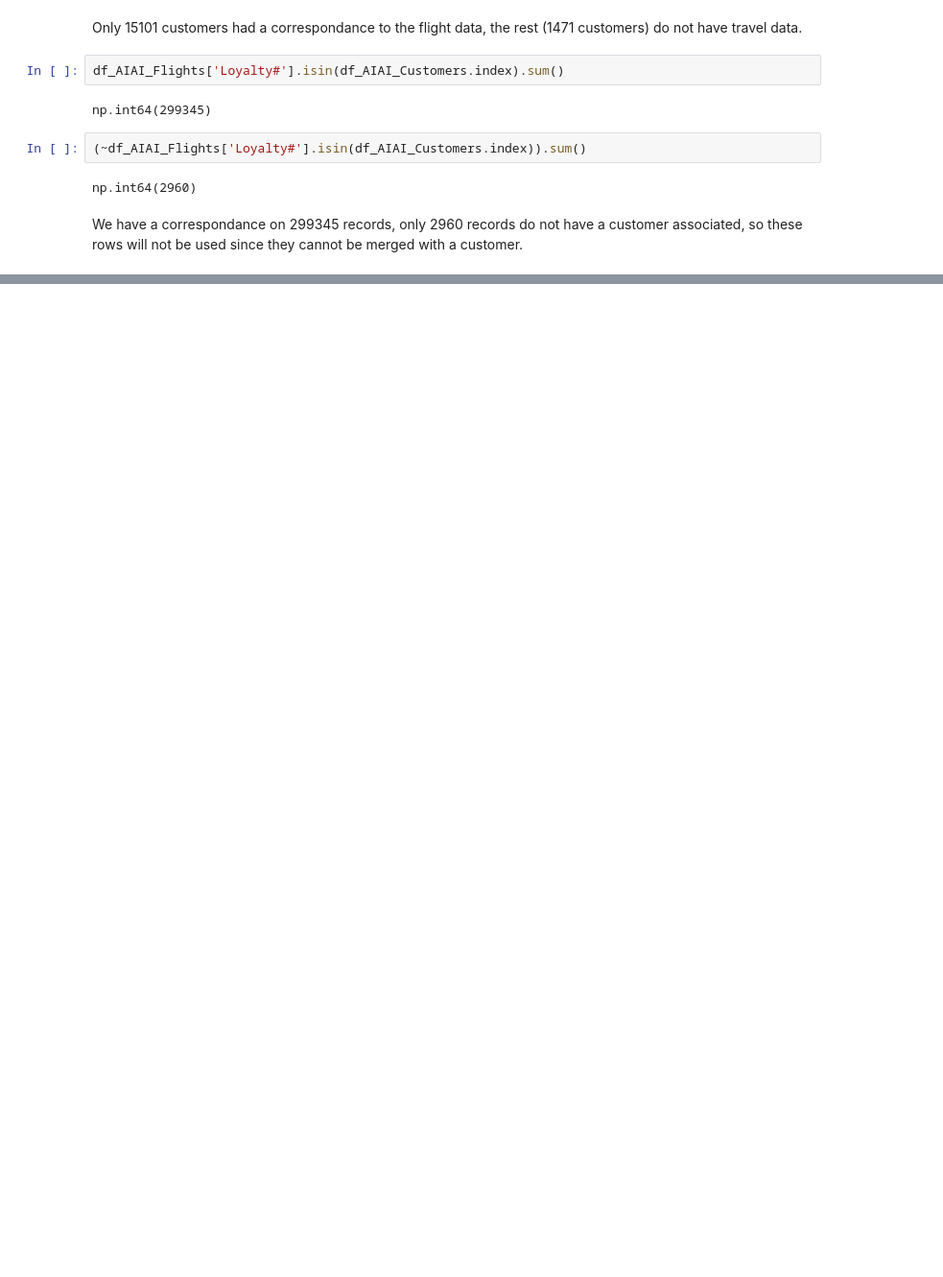
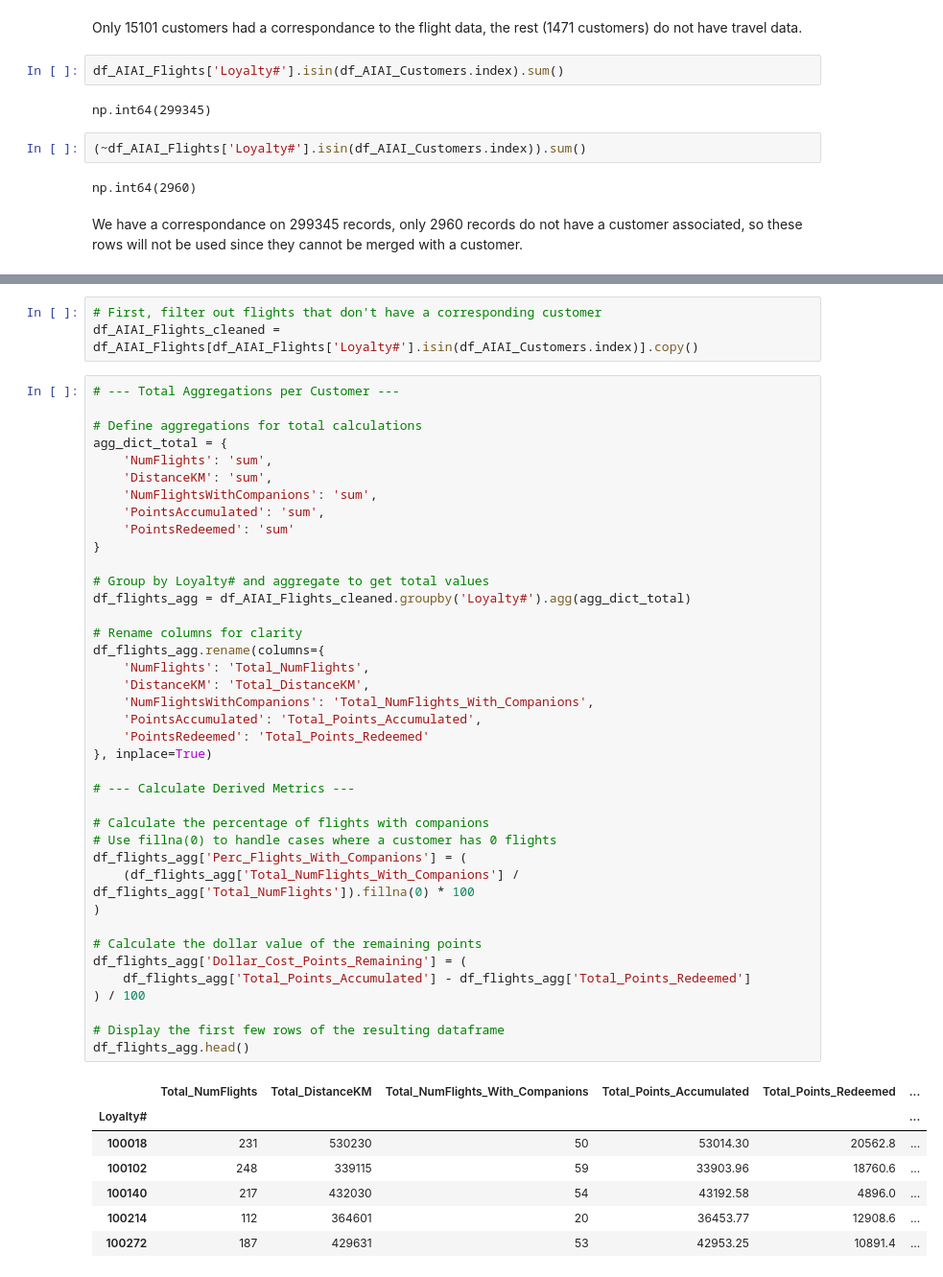
Before and after one commit to luisbdavila/Airline_Customer_Segmentation_DataMining_Project_Python, a Jupyter notebook: 1_Delivery/Code/EDA.ipynb, the cells around one changed output, grey strips where cells are left out. Shown at 96% size. Drawn from its saved outputs; the diff is of its cells as text; blank space fills up the shorter version.

```diff
--- a/1_Delivery/Code/EDA.ipynb
+++ b/1_Delivery/Code/EDA.ipynb
@@ -726,0 +769,50 @@ Variables not use on cluster: names(all), Enrrolment type, citys and urbans, poi
+# %%
+# First, filter out flights that don't have a corresponding customer
+df_AIAI_Flights_cleaned = df_AIAI_Flights[df_AIAI_Flights['Loyalty#'].isin(df_AIAI_Customers.index)].copy()
+# %%
+# --- Total Aggregations per Customer ---
+
+# Define aggregations for total calculations
+agg_dict_total = {
+    'NumFlights': 'sum',
+    'DistanceKM': 'sum',
+    'NumFlightsWithCompanions': 'sum',
+    'PointsAccumulated': 'sum',
+    'PointsRedeemed': 'sum'
+}
+
+# Group by Loyalty# and aggregate to get total values
+df_flights_agg = df_AIAI_Flights_cleaned.groupby('Loyalty#').agg(agg_dict_total)
+
+# Rename columns for clarity
+df_flights_agg.rename(columns={
+    'NumFlights': 'Total_NumFlights',
+    'DistanceKM': 'Total_DistanceKM',
+    'NumFlightsWithCompanions': 'Total_NumFlights_With_Companions',
+    'PointsAccumulated': 'Total_Points_Accumulated',
+    'PointsRedeemed': 'Total_Points_Redeemed'
+}, inplace=True)
+
+# --- Calculate Derived Metrics ---
+
+# Calculate the percentage of flights with companions
+# Use fillna(0) to handle cases where a customer has 0 flights
+df_flights_agg['Perc_Flights_With_Companions'] = (
+    (df_flights_agg['Total_NumFlights_With_Companions'] / df_flights_agg['Total_NumFlights']).fillna(0) * 100
+)
+
+# Calculate the dollar value of the remaining points
+df_flights_agg['Dollar_Cost_Points_Remaining'] = (
+    df_flights_agg['Total_Points_Accumulated'] - df_flights_agg['Total_Points_Redeemed']
+) / 100
+
+# Display the first few rows of the resulting dataframe
+df_flights_agg.head()
+# %% [output]
+|  | Total_NumFlights | Total_DistanceKM | Total_NumFlights_With_Companions | Total_Points_Accumulated | Total_Points_Redeemed | ... |
+| Loyalty# |  |  |  |  |  | ... |
+| 100018 | 231 | 530230 | 50 | 53014.30 | 20562.8 | ... |
+| 100102 | 248 | 339115 | 59 | 33903.96 | 18760.6 | ... |
+| 100140 | 217 | 432030 | 54 | 43192.58 | 4896.0 | ... |
+| 100214 | 112 | 364601 | 20 | 36453.77 | 12908.6 | ... |
+| 100272 | 187 | 429631 | 53 | 42953.25 | 10891.4 | ... |
```
Also changed, not shown: parts of 20 cells of this notebook, 2 other files.
